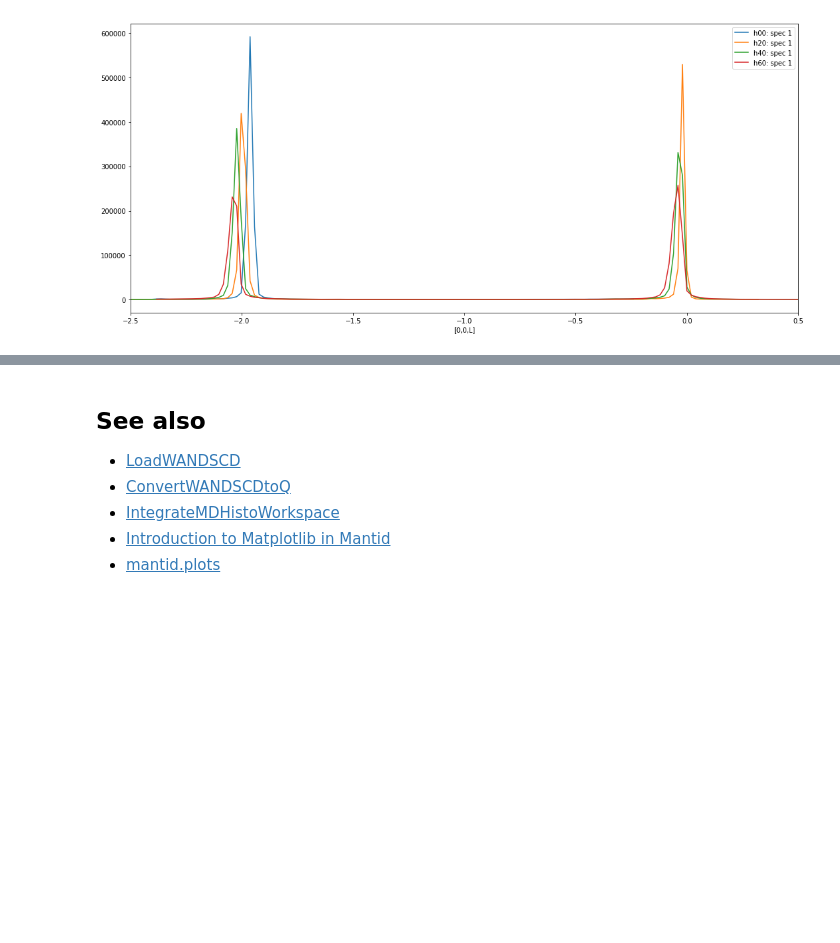
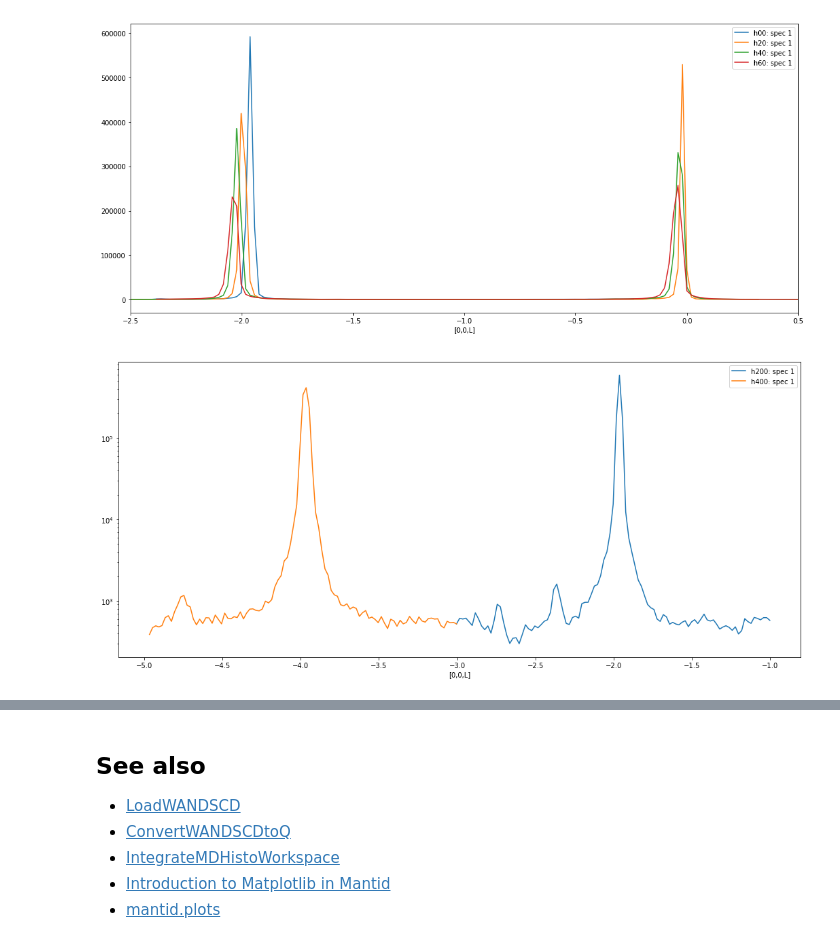
Before and after one commit to rosswhitfield/wand, a Jupyter notebook: notebooks/Single Crystal Reduction - NaCl.ipynb, the cells around one changed output, grey strips where cells are left out. Cells and saved outputs as stored; diff of their text form; code cells hidden in the pictures; blank space fills up the shorter version.

```diff
--- a/notebooks/Single Crystal Reduction - NaCl.ipynb
+++ b/notebooks/Single Crystal Reduction - NaCl.ipynb
@@ -223,3 +247,17 @@ ax.set_xlim(-2.5,0.5)
 # %% [output]
 (-2.5, 0.5)
 [figure]
+# %%
+h200 = IntegrateMDHistoWorkspace('HKL',P1Bin=[-0.1,0.1],P2Bin=[-0.1,0.1],P3Bin=[-3,0,-1])
+h200 = ConvertMDHistoToMatrixWorkspace(h200)
+h400 = IntegrateMDHistoWorkspace('HKL',P1Bin=[-0.1,0.1],P2Bin=[-0.1,0.1],P3Bin=[-5,0,-3])
+h400 = ConvertMDHistoToMatrixWorkspace(h400)
+# %%
+plt.rcParams['figure.figsize'] = [18, 8]
+fig, ax = plt.subplots(subplot_kw={'projection':'mantid'})
+ax.plot(h200)
+ax.plot(h400)
+ax.legend()
+ax.set_yscale('log')
+# %% [output]
+[figure, added]
```
Also changed, not shown: parts of 7 cells of this notebook.
